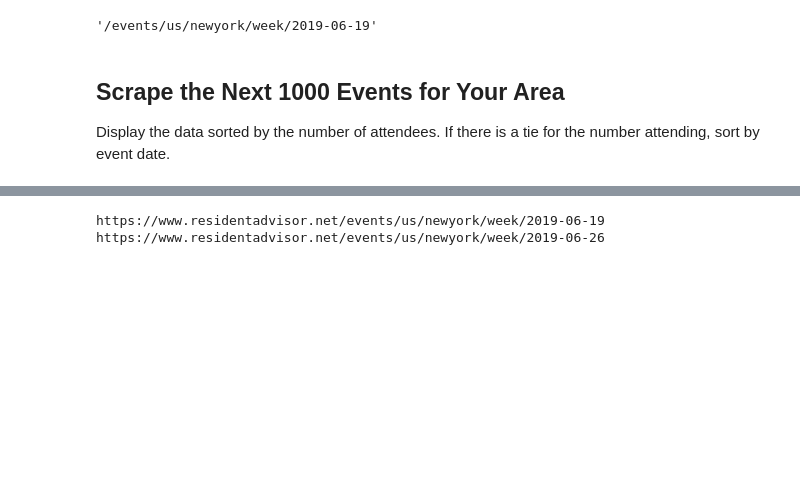
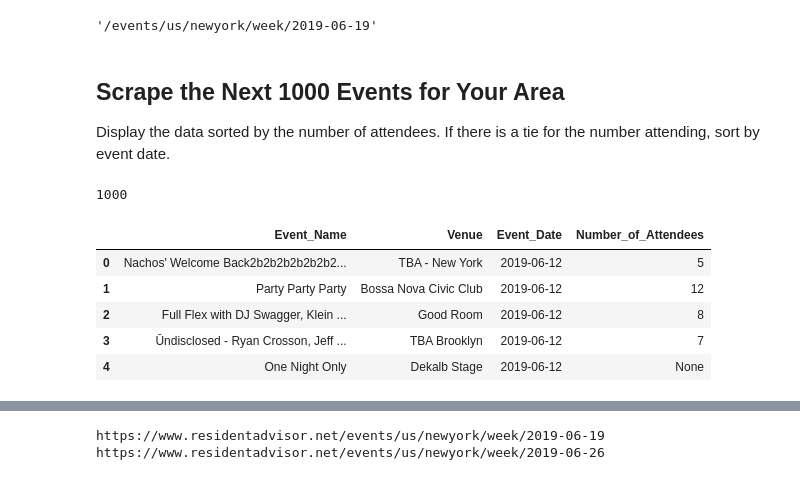
Before and after one commit to lraichik/dsc-scraping-concerts-lab-online-ds-ft-051319, a Jupyter notebook: index.ipynb, the cells around one changed output, grey strips where cells are left out. Drawn from its saved outputs; the diff is of its cells as text; code cells hidden in the pictures; blank space fills up the shorter version.

```diff
--- a/index.ipynb
+++ b/index.ipynb
@@ -108,8 +108,8 @@ df.head()
 | 3 | Ūndisclosed - Ryan Crosson, Jeff ... | TBA Brooklyn | 2019-06-12 | 7 |
 | 4 | One Night Only | Dekalb Stage | 2019-06-12 | None |
 # %%
-def scrape_events(events_page_url):
-    html_page = requests.get(events_page_url)
+def scrape_events(url):
+    html_page = requests.get(url)
     soup = BeautifulSoup(html_page.content, 'html.parser')
     e_names, e_venues = get_names_venues(soup)
     e_dates = get_dates(soup)
@@ -241,3 +241,24 @@ def parse_url(url, names=[], venues=[], dates=[], attending=[], url_c=[]):
             url_c += get_dates(soup, dates, url, url_c)[1]
             attending += get_attending(soup, attending)
     return names, venues, dates, attending, url_c
+# %%
+dfs = []
+total_rows = 0
+url = "https://www.residentadvisor.net/events/us/newyork"
+while total_rows <= 1000:
+    df = scrape_events(url)
+    dfs.append(df)
+    total_rows += len(df)
+    url = next_page(url)
+df = pd.concat(dfs)
+df = df.iloc[:1000]
+print(len(df))
+df.head()
+# %% [output]
+1000
+|  | Event_Name | Venue | Event_Date | Number_of_Attendees |
+| 0 | Nachos' Welcome Back2b2b2b2b2b2b2... | TBA - New York | 2019-06-12 | 5 |
+| 1 | Party Party Party | Bossa Nova Civic Club | 2019-06-12 | 12 |
+| 2 | Full Flex with DJ Swagger, Klein ... | Good Room | 2019-06-12 | 8 |
+| 3 | Ūndisclosed - Ryan Crosson, Jeff ... | TBA Brooklyn | 2019-06-12 | 7 |
+| 4 | One Night Only | Dekalb Stage | 2019-06-12 | None |
```
Also changed, not shown: parts of 2 cells of this notebook.
